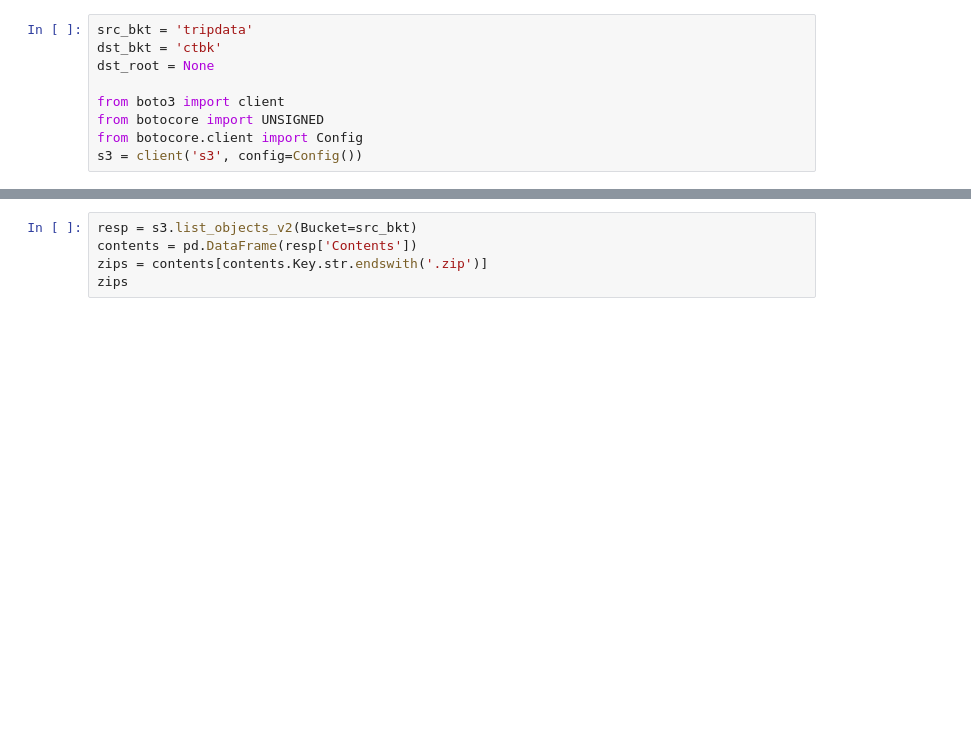
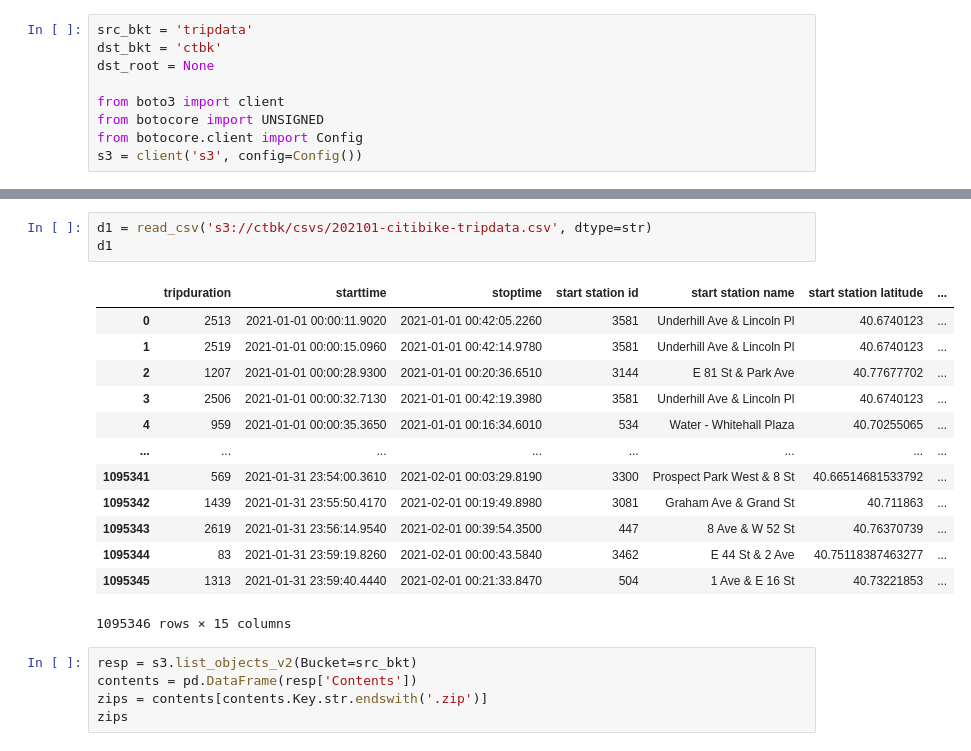
Before and after one commit to neighbor-ryan/ctbk.dev, a Jupyter notebook: to_parquet.ipynb, the cells around one changed output, grey strips where cells are left out. Saved outputs shown, nothing was run; the diff lists cells and outputs as text; blank space fills up the shorter version.

```diff
--- a/to_parquet.ipynb
+++ b/to_parquet.ipynb
@@ -12,3 +92,20 @@ s3 = client('s3', config=Config())
+# %%
+d1 = read_csv('s3://ctbk/csvs/202101-citibike-tripdata.csv', dtype=str)
+d1
+# %% [output]
+|  | tripduration | starttime | stoptime | start station id | start station name | start station latitude | ... |
+| 0 | 2513 | 2021-01-01 00:00:11.9020 | 2021-01-01 00:42:05.2260 | 3581 | Underhill Ave & Lincoln Pl | 40.6740123 | ... |
+| 1 | 2519 | 2021-01-01 00:00:15.0960 | 2021-01-01 00:42:14.9780 | 3581 | Underhill Ave & Lincoln Pl | 40.6740123 | ... |
+| 2 | 1207 | 2021-01-01 00:00:28.9300 | 2021-01-01 00:20:36.6510 | 3144 | E 81 St & Park Ave | 40.77677702 | ... |
+| 3 | 2506 | 2021-01-01 00:00:32.7130 | 2021-01-01 00:42:19.3980 | 3581 | Underhill Ave & Lincoln Pl | 40.6740123 | ... |
+| 4 | 959 | 2021-01-01 00:00:35.3650 | 2021-01-01 00:16:34.6010 | 534 | Water - Whitehall Plaza | 40.70255065 | ... |
+| ... | ... | ... | ... | ... | ... | ... | ... |
+| 1095341 | 569 | 2021-01-31 23:54:00.3610 | 2021-02-01 00:03:29.8190 | 3300 | Prospect Park West & 8 St | 40.66514681533792 | ... |
+| 1095342 | 1439 | 2021-01-31 23:55:50.4170 | 2021-02-01 00:19:49.8980 | 3081 | Graham Ave & Grand St | 40.711863 | ... |
+| 1095343 | 2619 | 2021-01-31 23:56:14.9540 | 2021-02-01 00:39:54.3500 | 447 | 8 Ave & W 52 St | 40.76370739 | ... |
+| 1095344 | 83 | 2021-01-31 23:59:19.8260 | 2021-02-01 00:00:43.5840 | 3462 | E 44 St & 2 Ave | 40.75118387463277 | ... |
+| 1095345 | 1313 | 2021-01-31 23:59:40.4440 | 2021-02-01 00:21:33.8470 | 504 | 1 Ave & E 16 St | 40.73221853 | ... |
+1095346 rows × 15 columns
 # %%
 resp = s3.list_objects_v2(Bucket=src_bkt)
 contents = pd.DataFrame(resp['Contents'])
```
Also changed, not shown: parts of 8 cells of this notebook, 6 other files.
